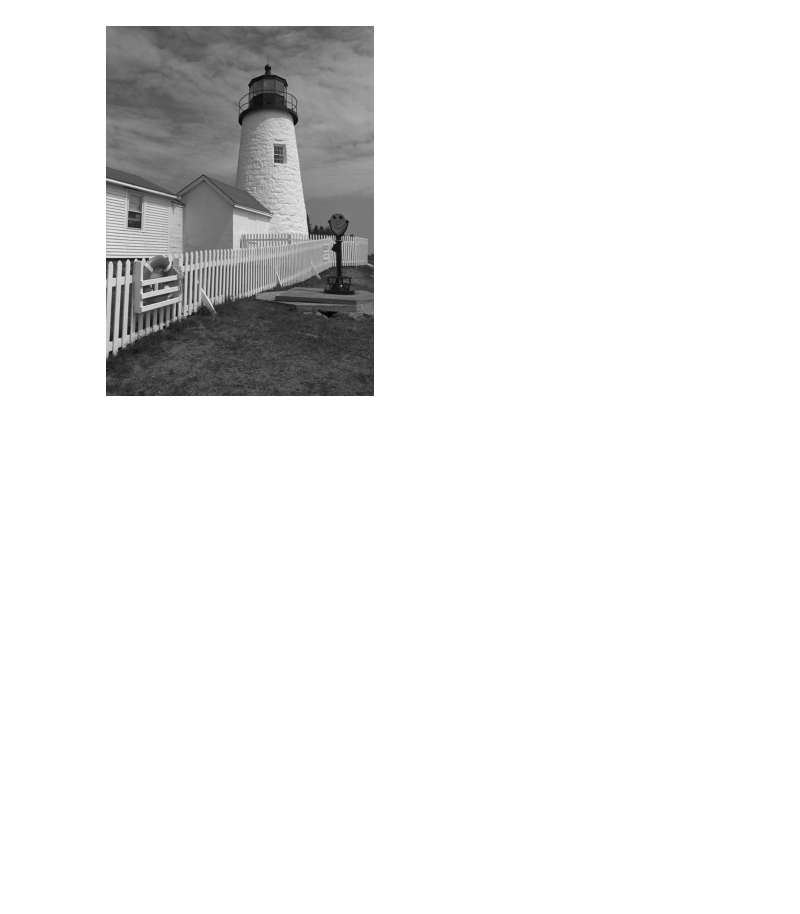
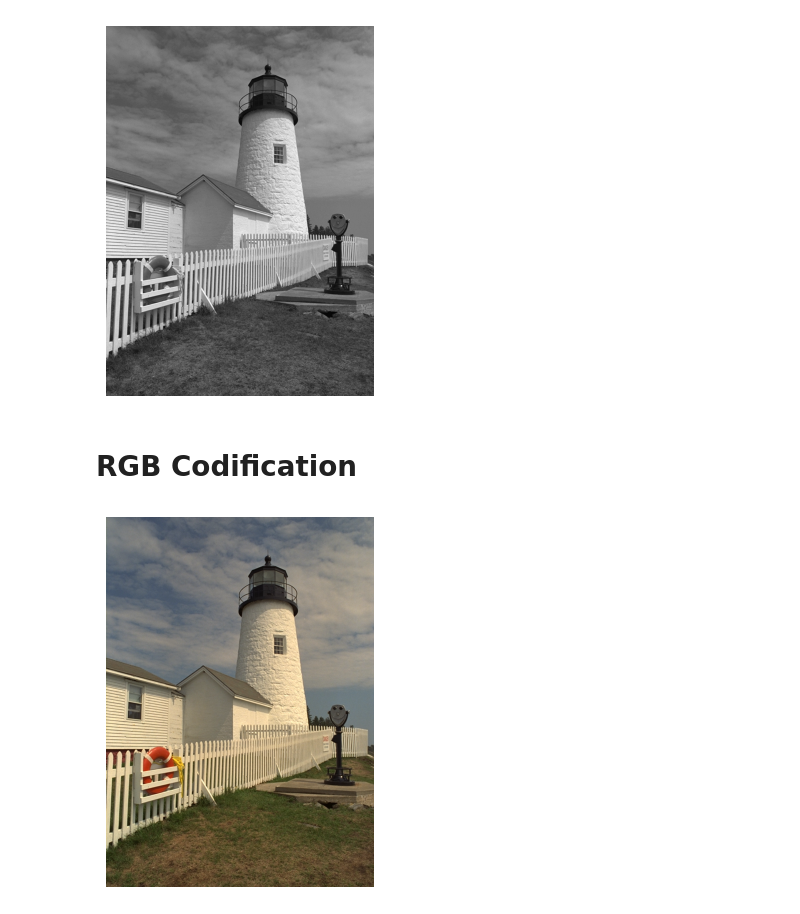
Before and after one commit to carlosedm10/college, a Jupyter notebook: TDSC/Prac2.ipynb, the cells around one changed output. Cells and saved outputs as stored; diff of their text form; code cells hidden in the pictures; blank space fills up the shorter version.

```diff
--- a/TDSC/Prac2.ipynb
+++ b/TDSC/Prac2.ipynb
@@ -77,3 +104,15 @@ plt.axis("off")
 plt.show()
 # %% [output]
 [figure]
+# %% [markdown]
+# RGB Codification
+# %%
+image_to_binary(image_1, "i1.bin", True)
+
+decodified_bw = binary_to_image("i1.bin", True)
+# Mostrar la imagen en blanco y negro
+plt.imshow(decodified_bw)
+plt.axis("off")
+plt.show()
+# %% [output]
+[figure, added]
```
Also changed, not shown: parts of 4 cells of this notebook, 4 other files.
